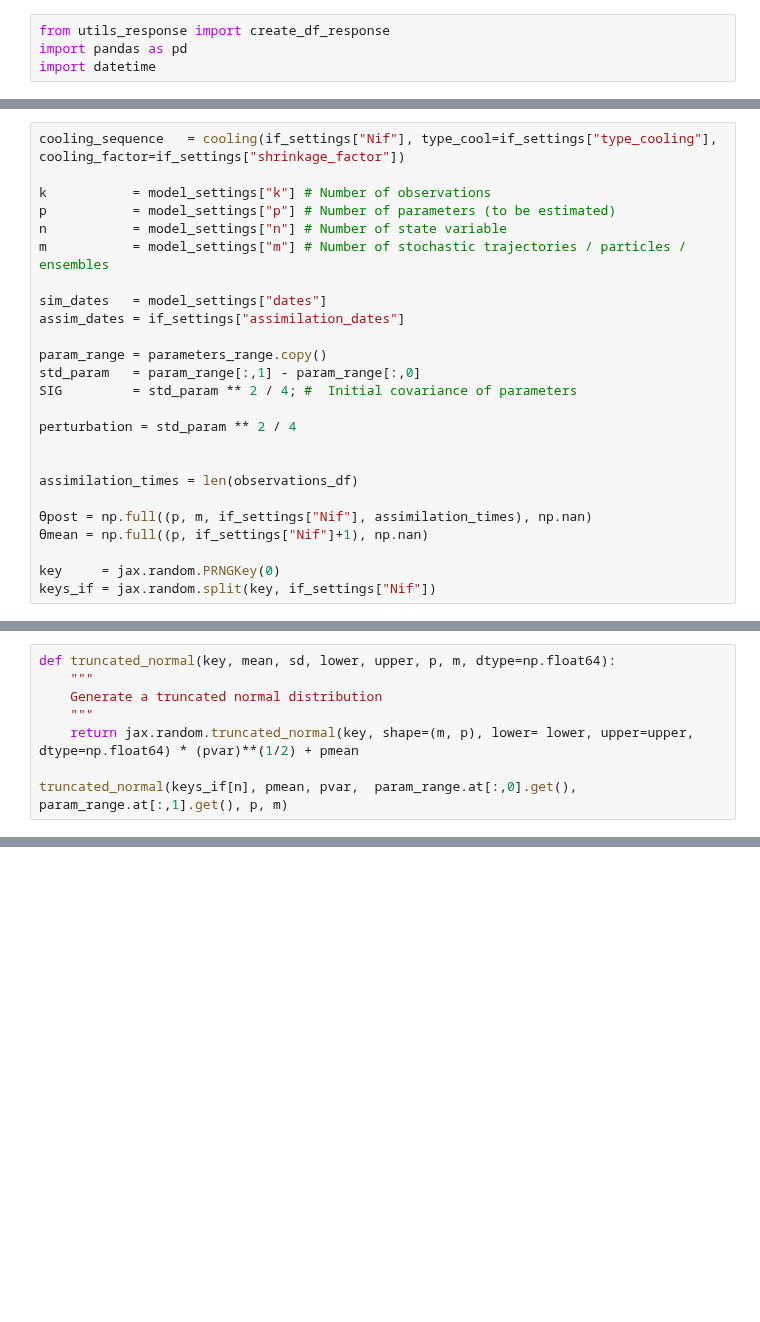
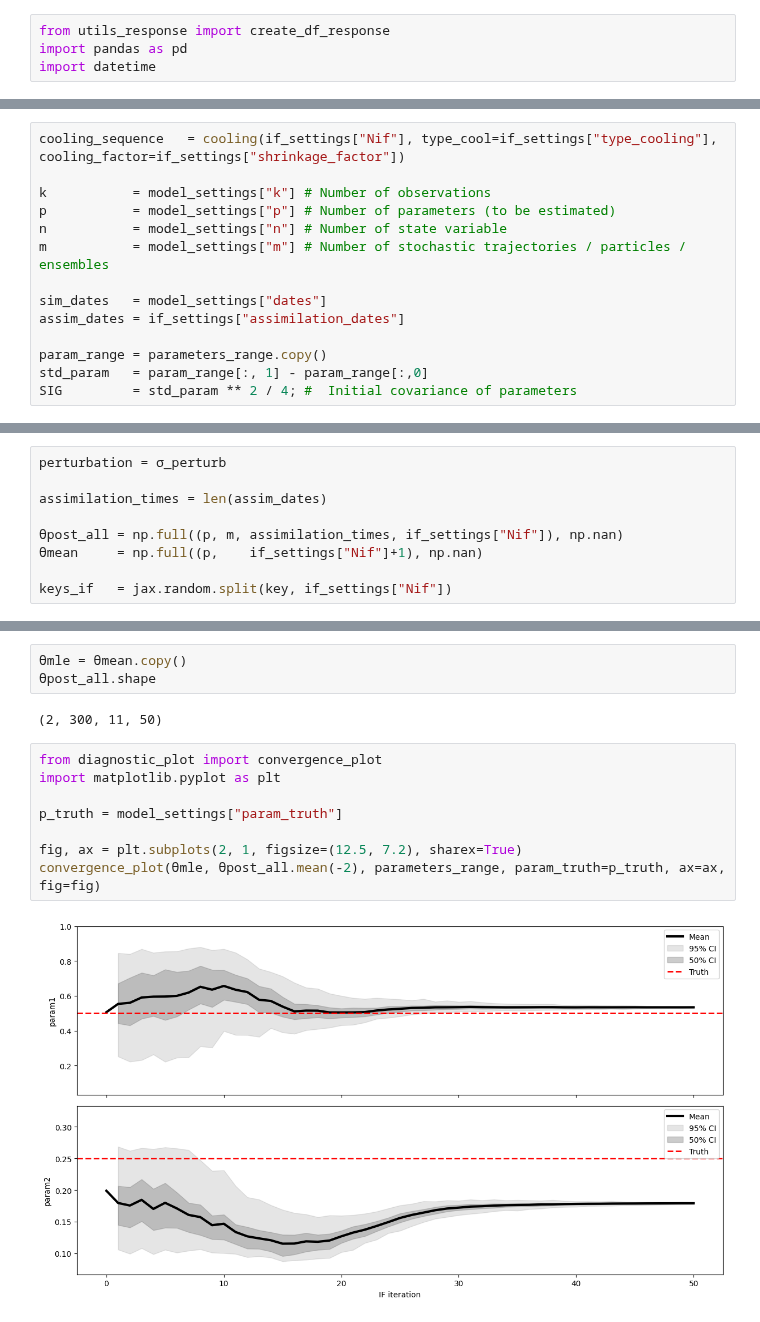
Before and after one commit to ChaosDonkey06/pompjax, a Jupyter notebook: pompjax/distilled_example.ipynb, the cells around one changed output, grey strips where cells are left out. Cells and saved outputs as stored; diff of their text form; blank space fills up the shorter version.

```diff
--- a/pompjax/distilled_example.ipynb
+++ b/pompjax/distilled_example.ipynb
@@ -166,16 +172,5 @@ sim_dates   = model_settings["dates"]
 assim_dates = if_settings["assimilation_dates"]
 
 param_range = parameters_range.copy()
-std_param   = param_range[:,1] - param_range[:,0]
+std_param   = param_range[:, 1] - param_range[:,0]
 SIG         = std_param ** 2 / 4; #  Initial covariance of parameters
-
-perturbation = std_param ** 2 / 4
-
-
-assimilation_times = len(observations_df)
-
-θpost = np.full((p, m, if_settings["Nif"], assimilation_times), np.nan)
-θmean = np.full((p, if_settings["Nif"]+1), np.nan)
-
-key     = jax.random.PRNGKey(0)
-keys_if = jax.random.split(key, if_settings["Nif"])
@@ -243,8 +177,9 @@ def sample_normal(key, θ_min, θ_max, μ, cov, p, m=300):
-# %%
-def truncated_normal(key, mean, sd, lower, upper, p, m, dtype=np.float64):
-    """
-    Generate a truncated normal distribution
-    """
-    return jax.random.truncated_normal(key, shape=(m, p), lower= lower, upper=upper, dtype=np.float64) * (pvar)**(1/2) + pmean
-
-truncated_normal(keys_if[n], pmean, pvar,  param_range.at[:,0].get(), param_range.at[:,1].get(), p, m)
+# %%
+perturbation = σ_perturb
+
+assimilation_times = len(assim_dates)
+
+θpost_all = np.full((p, m, assimilation_times, if_settings["Nif"]), np.nan)
+θmean     = np.full((p,    if_settings["Nif"]+1), np.nan)
+
+keys_if   = jax.random.split(key, if_settings["Nif"])
@@ -250,0 +265,15 @@ truncated_normal(keys_if[n], pmean, pvar,  param_range.at[:,0].get(), param_rang
+# %%
+θmle = θmean.copy()
+θpost_all.shape
+# %% [output]
+(2, 300, 11, 50)
+# %%
+from diagnostic_plot import convergence_plot
+import matplotlib.pyplot as plt
+
+p_truth = model_settings["param_truth"]
+
+fig, ax = plt.subplots(2, 1, figsize=(12.5, 7.2), sharex=True)
+convergence_plot(θmle, θpost_all.mean(-2), parameters_range, param_truth=p_truth, ax=ax, fig=fig)
+# %% [output]
+[figure, added]
```
Also changed, not shown: parts of 11 cells of this notebook, 4 other files.
